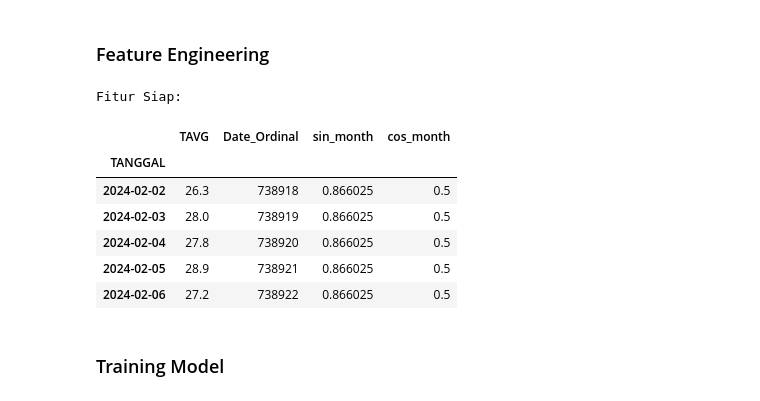
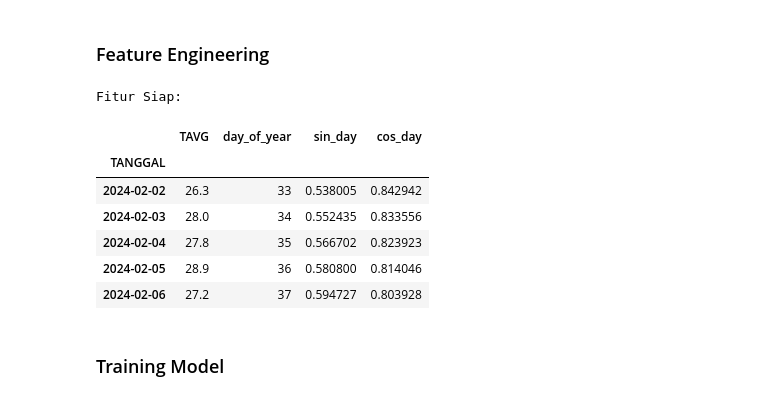
Before and after one commit to Ndraa-44/uas_datscie_prediksi, a Jupyter notebook: uas_datscie_implementation.ipynb, the cells around one changed output. Saved outputs shown, nothing was run; the diff lists cells and outputs as text; code cells hidden in the pictures.

```diff
--- a/uas_datscie_implementation.ipynb
+++ b/uas_datscie_implementation.ipynb
@@ -488,29 +481,29 @@ Kita tidak hanya menggunakan tren garis lurus (linear), tetapi menambahkan fitur
 # %%
 # Feature Engineering: Menambahkan Fitur Tren & Musiman
 df_forecast = df_clean.copy()
 
 # Fitur Tren Global (Date Ordinal)
 # Mengubah tanggal menjadi angka urut (1, 2, 3...) agar bisa dibaca regresi
 df_forecast['Date_Ordinal'] = df_forecast.index.map(pd.Timestamp.toordinal)
 
 # Fitur Musiman (Cyclical Features)
 # Menggunakan Sinus & Cosinus agar Bulan 12 (Desember) nyambung polanya ke Bulan 1 (Januari)
-df_forecast['Month'] = df_forecast.index.month
-df_forecast['sin_month'] = np.sin(2 * np.pi * df_forecast['Month'] / 12)
-df_forecast['cos_month'] = np.cos(2 * np.pi * df_forecast['Month'] / 12)
+df_forecast['day_of_year'] = df_forecast.index.dayofyear
+df_forecast['sin_day'] = np.sin(2 * np.pi * df_forecast['day_of_year'] / 365)
+df_forecast['cos_day'] = np.cos(2 * np.pi * df_forecast['day_of_year'] / 365)
 
 # Cek 5 data teratas untuk memastikan fitur terbentuk
 print("Fitur Siap:")
-df_forecast[['TAVG', 'Date_Ordinal', 'sin_month', 'cos_month']].head()
+df_forecast[['TAVG', 'day_of_year', 'sin_day', 'cos_day']].head()
 # %% [output]
 Fitur Siap:
-|  | TAVG | Date_Ordinal | sin_month | cos_month |
+|  | TAVG | day_of_year | sin_day | cos_day |
 | TANGGAL |  |  |  |  |
-| 2024-02-02 | 26.3 | 738918 | 0.866025 | 0.5 |
-| 2024-02-03 | 28.0 | 738919 | 0.866025 | 0.5 |
-| 2024-02-04 | 27.8 | 738920 | 0.866025 | 0.5 |
-| 2024-02-05 | 28.9 | 738921 | 0.866025 | 0.5 |
-| 2024-02-06 | 27.2 | 738922 | 0.866025 | 0.5 |
+| 2024-02-02 | 26.3 | 33 | 0.538005 | 0.842942 |
+| 2024-02-03 | 28.0 | 34 | 0.552435 | 0.833556 |
+| 2024-02-04 | 27.8 | 35 | 0.566702 | 0.823923 |
+| 2024-02-05 | 28.9 | 36 | 0.580800 | 0.814046 |
+| 2024-02-06 | 27.2 | 37 | 0.594727 | 0.803928 |
 # %% [markdown]
 ### Training Model
 # %%
```
Also changed, not shown: parts of 12 cells of this notebook.
